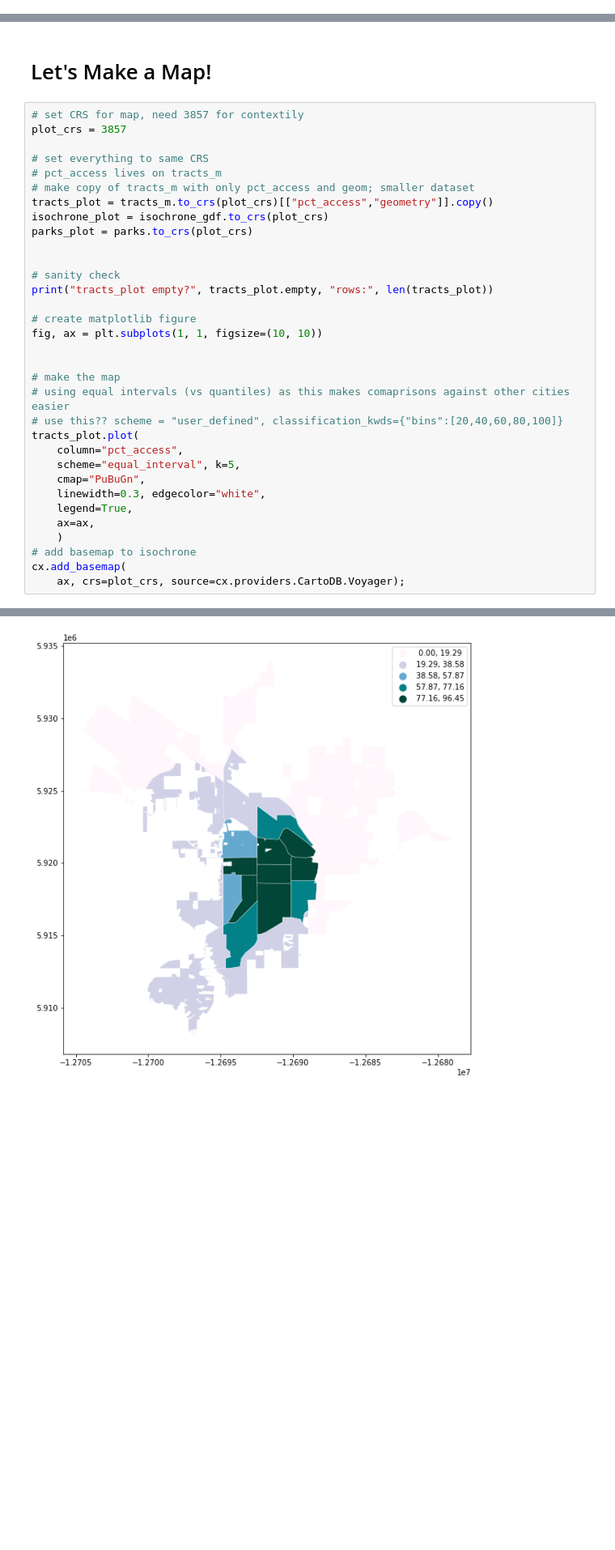
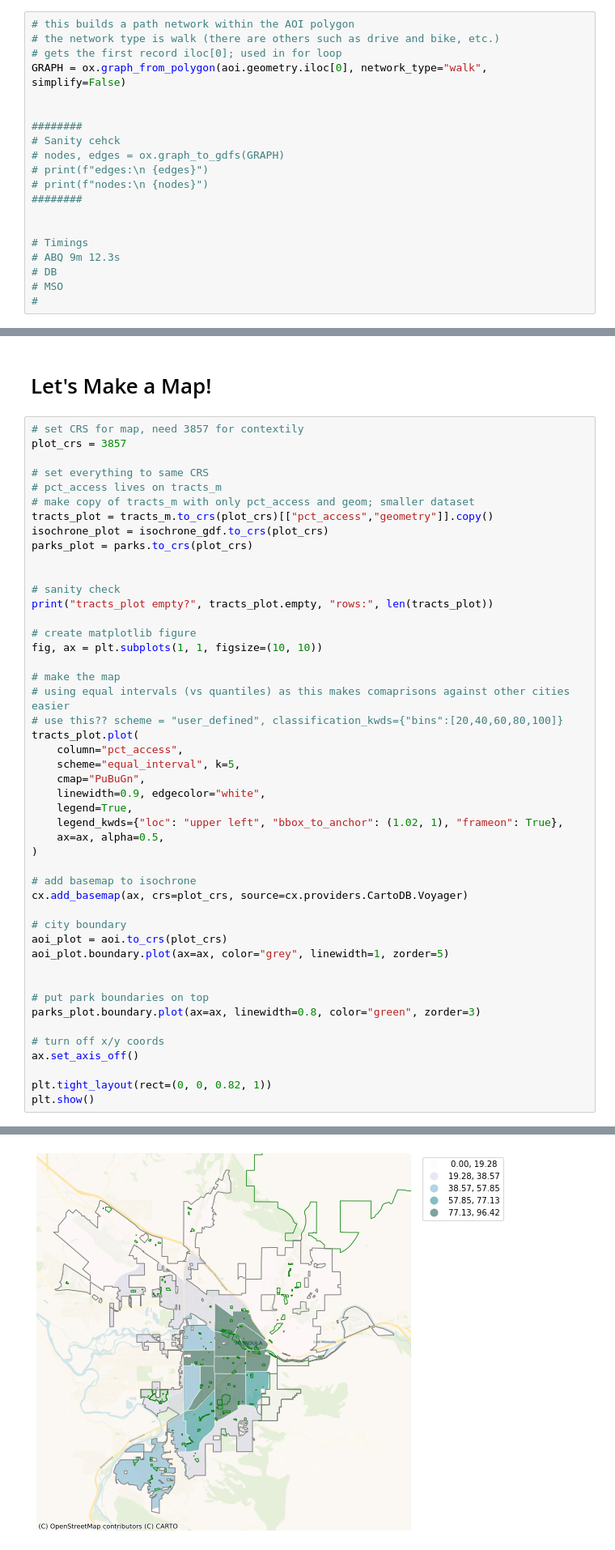
Before and after one commit to blt2589/csci591, a Jupyter notebook: project_2/Project_2_wip.ipynb, the cells around one changed output, grey strips where cells are left out. Shown at 81% size. Drawn from its saved outputs; the diff is of its cells as text; blank space fills up the shorter version.

Commit message:
separated longer sections into individual cells to track timing and fails; tweaked cartographic  stuff matplotlib

```diff
--- a/project_2/Project_2_wip.ipynb
+++ b/project_2/Project_2_wip.ipynb
@@ -252,0 +282,20 @@ Calculating times:
+# %%
+# this builds a path network within the AOI polygon
+# the network type is walk (there are others such as drive and bike, etc.)
+# gets the first record iloc[0]; used in for loop
+GRAPH = ox.graph_from_polygon(aoi.geometry.iloc[0], network_type="walk", simplify=False)
+
+
+########
+# Sanity cehck
+# nodes, edges = ox.graph_to_gdfs(GRAPH)
+# print(f"edges:\n {edges}")
+# print(f"nodes:\n {nodes}")
+########
+
+
+# Timings
+# ABQ 9m 12.3s
+# DB
+# MSO
+#
@@ -403,7 +442,6 @@ print("tracts_plot empty?", tracts_plot.empty, "rows:", len(tracts_plot))
 # create matplotlib figure
 fig, ax = plt.subplots(1, 1, figsize=(10, 10))
 
-
 # make the map
 # using equal intervals (vs quantiles) as this makes comaprisons against other cities easier
 # use this?? scheme = "user_defined", classification_kwds={"bins":[20,40,60,80,100]}
@@ -411,12 +449,27 @@ tracts_plot.plot(
     column="pct_access",
     scheme="equal_interval", k=5,
     cmap="PuBuGn",
-    linewidth=0.3, edgecolor="white",
+    linewidth=0.9, edgecolor="white",
     legend=True,
-    ax=ax,
-    )
+    legend_kwds={"loc": "upper left", "bbox_to_anchor": (1.02, 1), "frameon": True},
+    ax=ax, alpha=0.5,
+)
+
 # add basemap to isochrone
-cx.add_basemap(
-    ax, crs=plot_crs, source=cx.providers.CartoDB.Voyager);
+cx.add_basemap(ax, crs=plot_crs, source=cx.providers.CartoDB.Voyager)
+
+# city boundary
+aoi_plot = aoi.to_crs(plot_crs)
+aoi_plot.boundary.plot(ax=ax, color="grey", linewidth=1, zorder=5)
+
+
+# put park boundaries on top
+parks_plot.boundary.plot(ax=ax, linewidth=0.8, color="green", zorder=3)
+
+# turn off x/y coords
+ax.set_axis_off()
+
+plt.tight_layout(rect=(0, 0, 0.82, 1))
+plt.show()
 # %% [output]
 tracts_plot empty? False rows: 23
@@ -424 +476 @@ tracts_plot empty? False rows: 23
-[figure, old version]
+[figure, new version]
```
Also changed, not shown: parts of 23 cells of this notebook.
